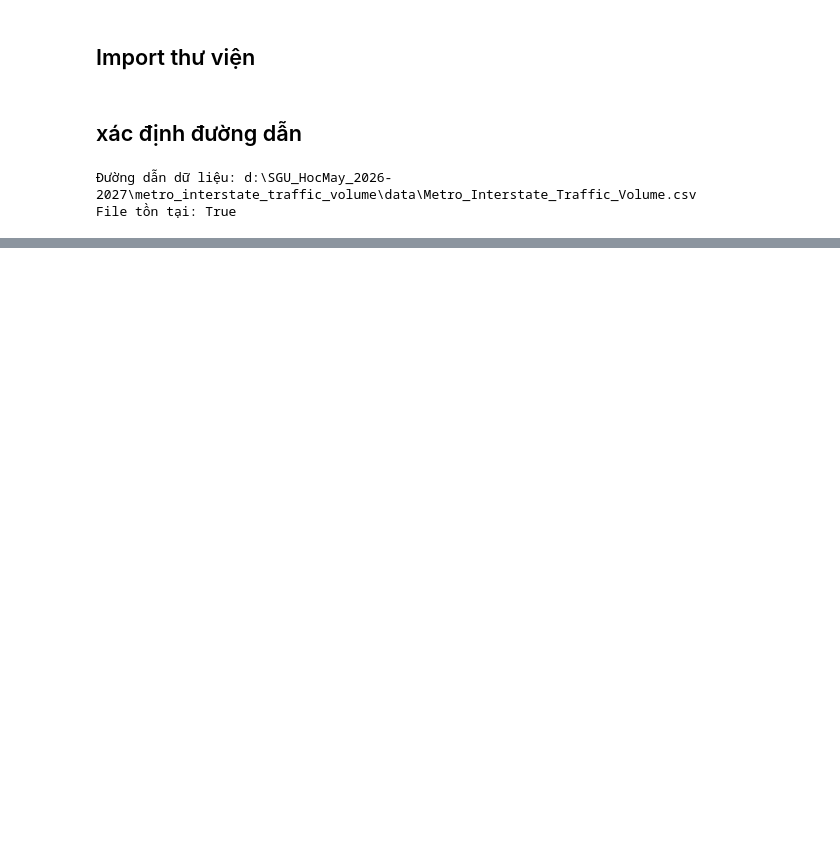
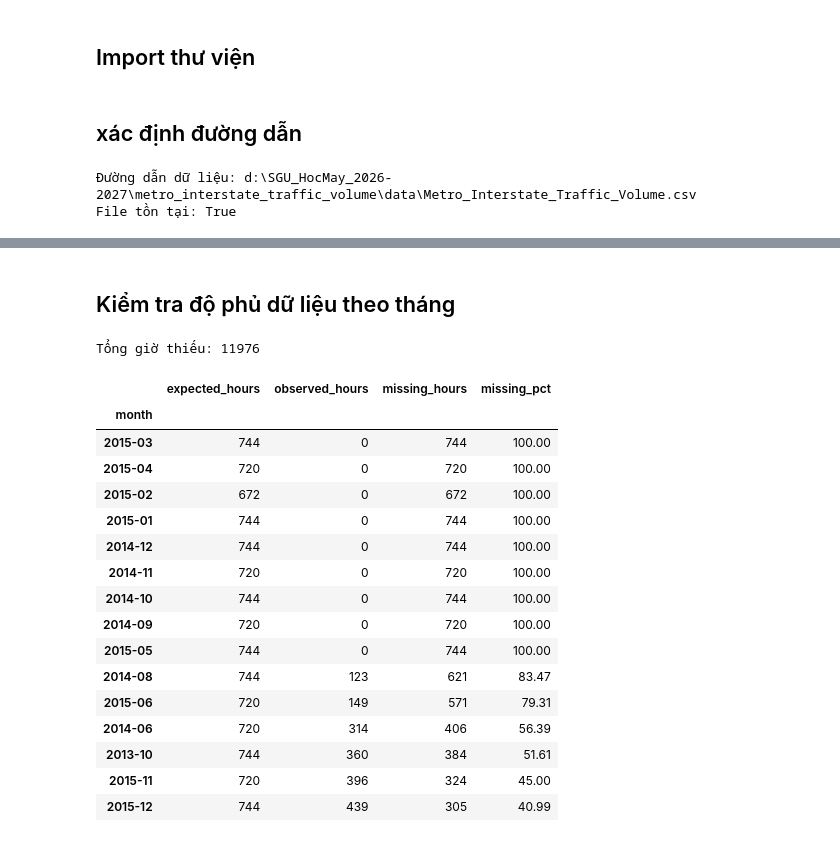
Before and after one commit to HuyTec/SGU_HocMay_2026-2027, a Jupyter notebook: metro_interstate_traffic_volume/notebooks/data_validation.ipynb, the cells around one changed output, grey strips where cells are left out. Cells and saved outputs as stored; diff of their text form; code cells hidden in the pictures; blank space fills up the shorter version.

```diff
--- a/metro_interstate_traffic_volume/notebooks/data_validation.ipynb
+++ b/metro_interstate_traffic_volume/notebooks/data_validation.ipynb
@@ -55,0 +593,56 @@ Số cột: 9
+# %% [markdown]
+## Kiểm tra độ phủ dữ liệu theo tháng
+# %%
+# Đếm các mốc giờ theo tháng, mỗi timestamp chỉ tính một lần
+expected_by_month = pd.Series(
+    expected_hours.to_period("M")
+).value_counts()
+
+observed_by_month = pd.Series(
+    observed_hours.to_period("M")
+).value_counts()
+
+monthly_coverage = pd.DataFrame({
+    "expected_hours": expected_by_month,
+    "observed_hours": observed_by_month
+}).fillna(0).astype(int).sort_index()
+
+monthly_coverage.index.name = "month"
+
+monthly_coverage["missing_hours"] = (
+    monthly_coverage["expected_hours"]
+    - monthly_coverage["observed_hours"]
+)
+
+monthly_coverage["missing_pct"] = (
+    monthly_coverage["missing_hours"]
+    / monthly_coverage["expected_hours"] * 100
+).round(2)
+
+print("Tổng giờ thiếu:", monthly_coverage["missing_hours"].sum())
+
+# Xem 15 tháng có tỷ lệ thiếu cao nhất
+display(
+    monthly_coverage
+    .sort_values("missing_pct", ascending=False)
+    .head(15)
+)
+# %% [output]
+Tổng giờ thiếu: 11976
+|  | expected_hours | observed_hours | missing_hours | missing_pct |
+| month |  |  |  |  |
+| 2015-03 | 744 | 0 | 744 | 100.00 |
+| 2015-04 | 720 | 0 | 720 | 100.00 |
+| 2015-02 | 672 | 0 | 672 | 100.00 |
+| 2015-01 | 744 | 0 | 744 | 100.00 |
+| 2014-12 | 744 | 0 | 744 | 100.00 |
+| 2014-11 | 720 | 0 | 720 | 100.00 |
+| 2014-10 | 744 | 0 | 744 | 100.00 |
+| 2014-09 | 720 | 0 | 720 | 100.00 |
+| 2015-05 | 744 | 0 | 744 | 100.00 |
+| 2014-08 | 744 | 123 | 621 | 83.47 |
+| 2015-06 | 720 | 149 | 571 | 79.31 |
+| 2014-06 | 720 | 314 | 406 | 56.39 |
+| 2013-10 | 744 | 360 | 384 | 51.61 |
+| 2015-11 | 720 | 396 | 324 | 45.00 |
+| 2015-12 | 744 | 439 | 305 | 40.99 |
```
Also changed, not shown: parts of 37 cells of this notebook, 1 other file.
